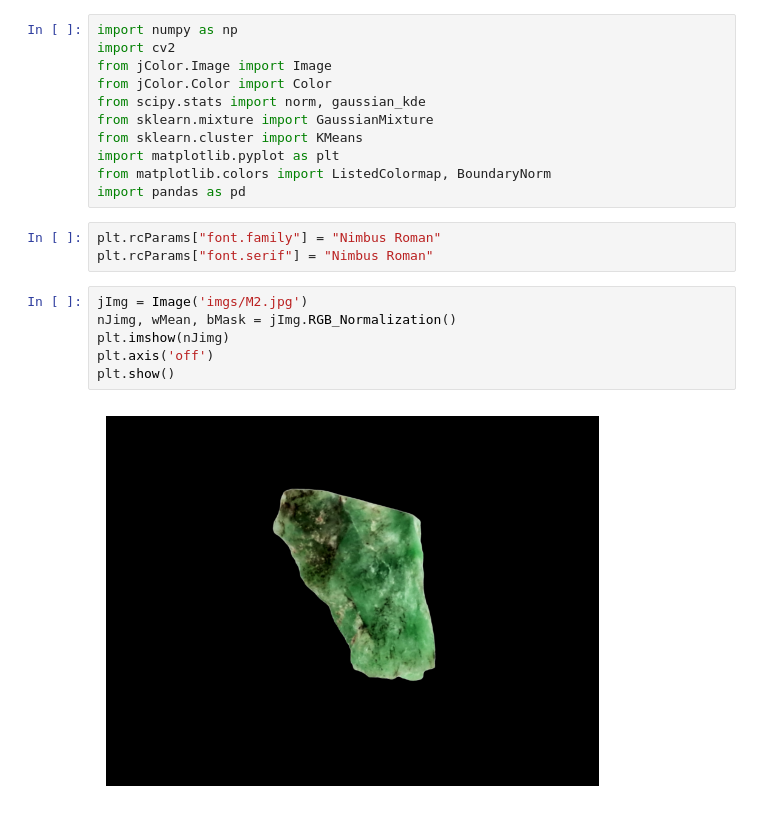
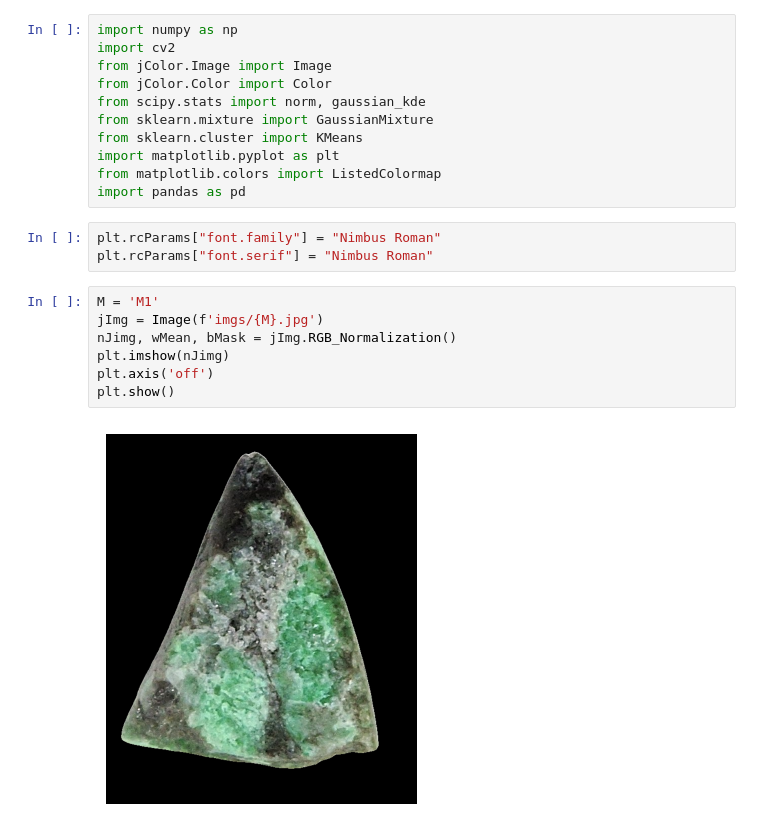
Before and after one commit to Andress11/HSIA-CJades, a Jupyter notebook: Jades.ipynb, the cells around one changed output. Drawn from its saved outputs; the diff is of its cells as text.

```diff
--- a/Jades.ipynb
+++ b/Jades.ipynb
@@ -7,16 +7,17 @@ from scipy.stats import norm, gaussian_kde
 from sklearn.mixture import GaussianMixture
 from sklearn.cluster import KMeans
 import matplotlib.pyplot as plt
-from matplotlib.colors import ListedColormap, BoundaryNorm
+from matplotlib.colors import ListedColormap
 import pandas as pd
 # %%
 plt.rcParams["font.family"] = "Nimbus Roman"
 plt.rcParams["font.serif"] = "Nimbus Roman"
 # %%
-jImg = Image('imgs/M2.jpg')
+M = 'M1'
+jImg = Image(f'imgs/{M}.jpg')
 nJimg, wMean, bMask = jImg.RGB_Normalization()
 plt.imshow(nJimg)
 plt.axis('off')
 plt.show()
 # %% [output]
-[figure, old version]
+[figure, new version]
```
Also changed, not shown: parts of 20 cells of this notebook.
